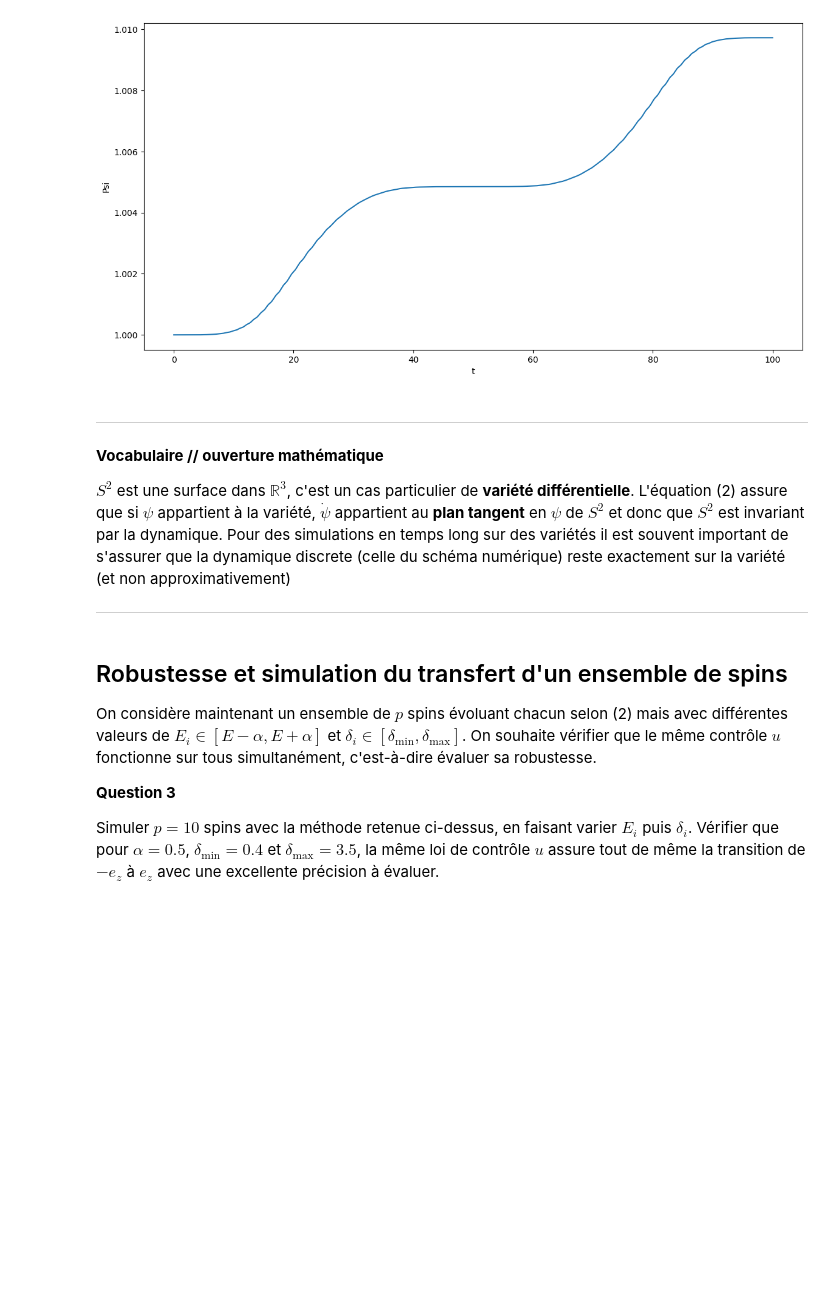
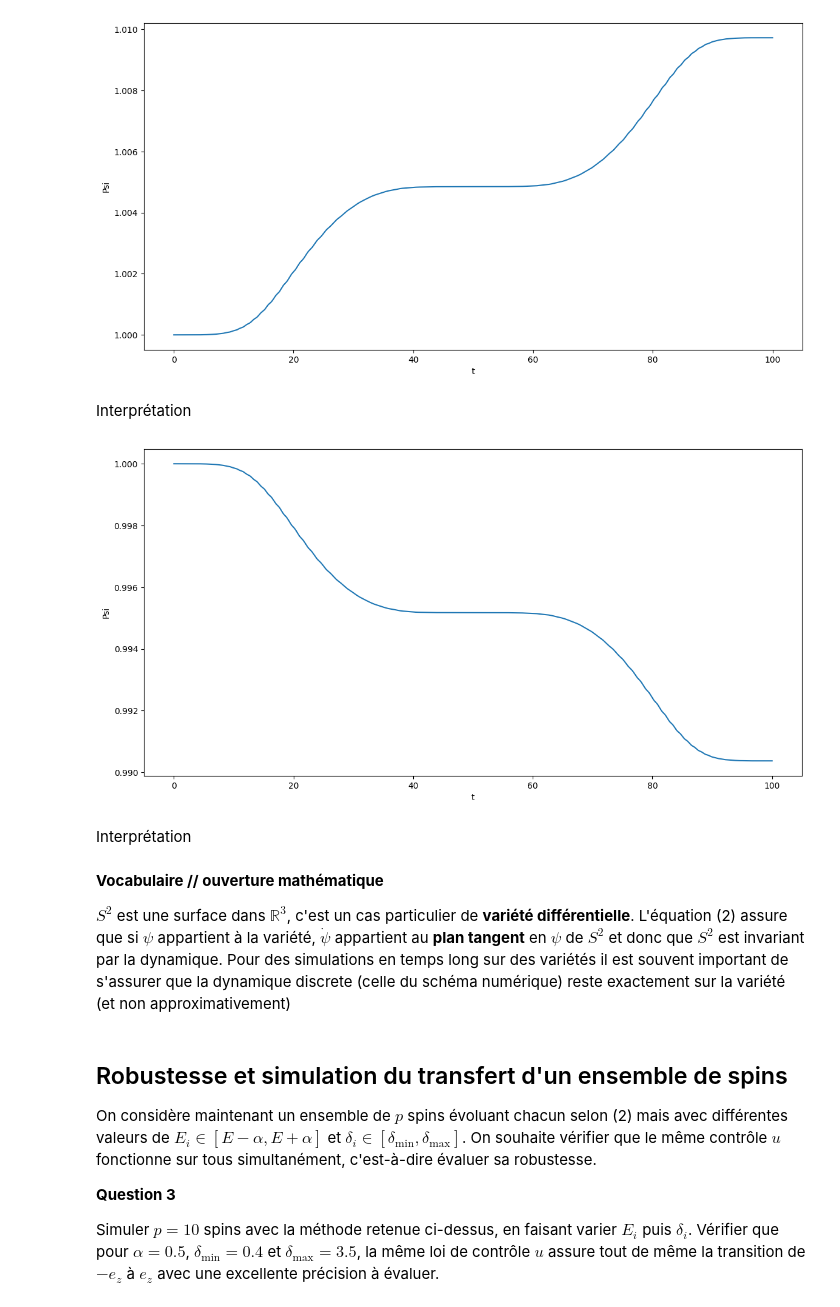
Before and after one commit to AdrienMtz/Projet_numerique_UE11-Groupe_36, a Jupyter notebook: Projet-EquationsDifferentielles-2024.ipynb, the cells around one changed output. Drawn from its saved outputs; the diff is of its cells as text; code cells hidden in the pictures; blank space fills up the shorter version.

```diff
--- a/Projet-EquationsDifferentielles-2024.ipynb
+++ b/Projet-EquationsDifferentielles-2024.ipynb
@@ -163,13 +244,18 @@ def euler_projet(psi_0,t_0,t_f,E,delta,dt):
 euler_explicit(psi_0, 0, 100, E, delta, 0.0001)
 # %% [output]
 [figure]
+# %% [markdown]
+Interprétation
+# %%
+euler_implicit(psi_0, 0, 100, E, delta, 0.0001)
+# %% [output]
+[figure, added]
+# %% [markdown]
+Interprétation
 # %% [markdown]
----
 **Vocabulaire // ouverture mathématique**
 
 $S^2$ est une surface dans $\mathbb{R}^3$, c'est un cas particulier de **variété différentielle**. L'équation (2) assure que si $\psi$ appartient à la variété, $\dot \psi$ appartient au **plan tangent** en $\psi$ de $S^2$ et donc que $S^2$ est invariant par la dynamique. Pour des simulations en temps long sur des variétés il est souvent important de s'assurer que la dynamique discrete (celle du schéma numérique) reste exactement sur la variété (et non approximativement)
-
----
 # %% [markdown]
 ## Robustesse et simulation du transfert d'un ensemble de spins
 
```
Also changed, not shown: parts of 7 cells of this notebook.
